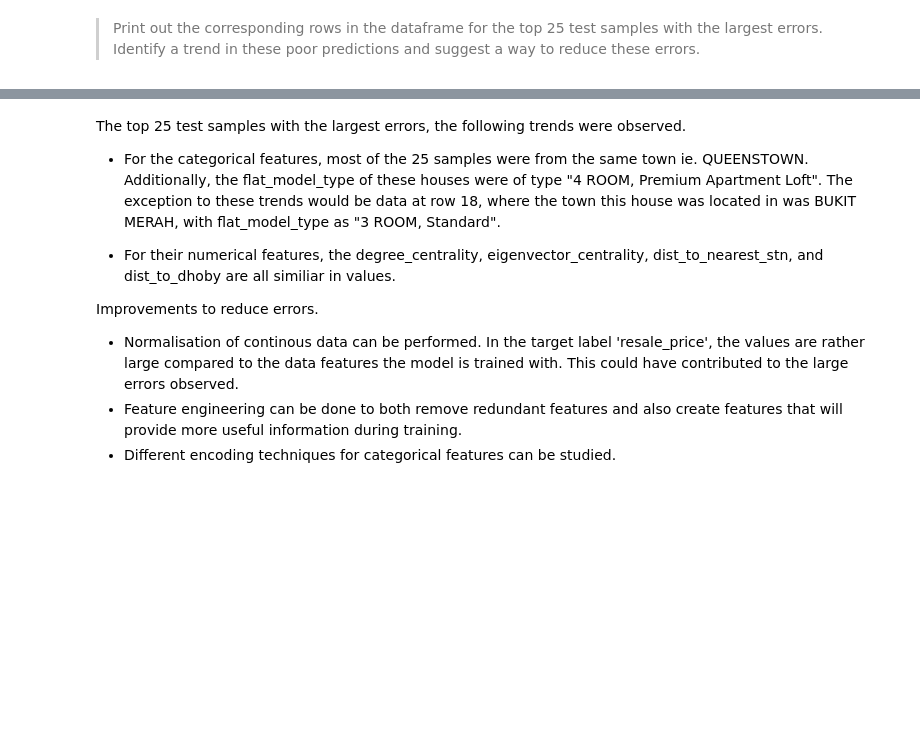
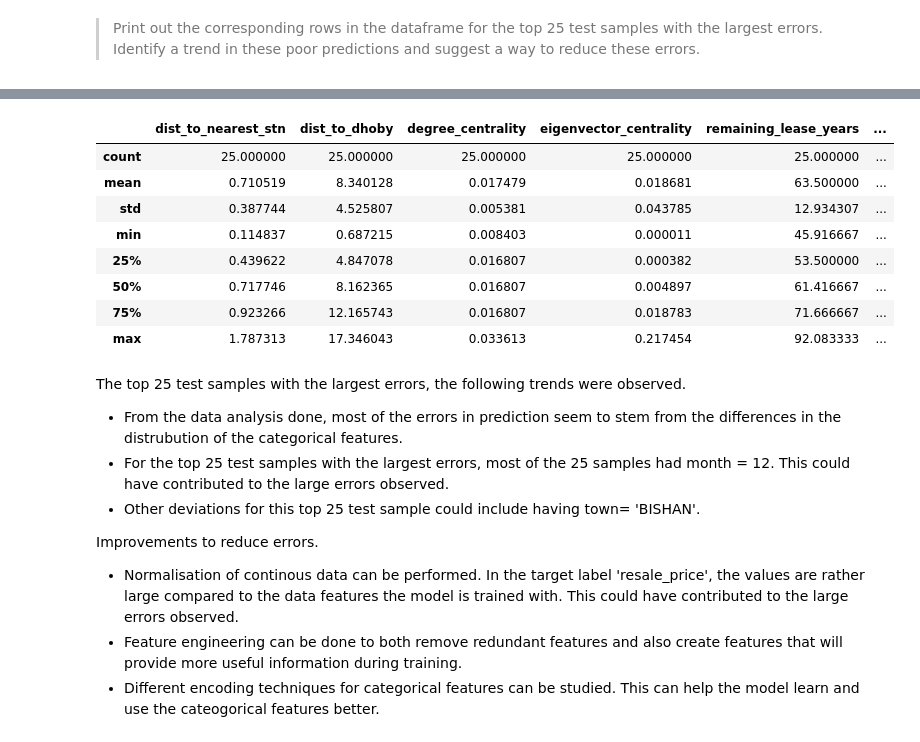
Before and after one commit to LeeYCMichael/CZ4042_NN_lab, a Jupyter notebook: Assignment/PartB_1.ipynb, the cells around one changed output, grey strips where cells are left out. Cells and saved outputs as stored; diff of their text form; code cells hidden in the pictures; blank space fills up the shorter version.

```diff
--- a/Assignment/PartB_1.ipynb
+++ b/Assignment/PartB_1.ipynb
@@ -180,0 +181,14 @@ pred_df.head(25).reset_index()
+# %%
+good_pred_df = pred_df.sort_values('pred_error', ascending=True).reset_index()
+
+print("Compare the cateogorical features for the 25 worst and 25 best predictions. The tables display the top 5 categories within each categorical feature for the 25 worst and 25 best predictions.")
+for col in cat_col_names:
+    print(f"===== Comparing for categorical category {col} =====")
+    df_compare = pd.DataFrame()
+    df_compare['Bad Category'] = pred_df[col].head(25).value_counts()[:5].index.tolist()
+    df_compare['Bad Category Count'] = pred_df[col].head(25).value_counts()[:5].values.tolist()
+
+    df_compare['Good Category'] = good_pred_df[col].head(25).value_counts()[:5].index.tolist()
+    df_compare['Good Category Count'] = good_pred_df[col].head(25).value_counts()[:5].values.tolist()
+
+    print(df_compare)
@@ -181,11 +225,23 @@ pred_df.head(25).reset_index()
+# %%
+good_pred_df[num_col_names].head(25).describe()
+# %% [output]
+|  | dist_to_nearest_stn | dist_to_dhoby | degree_centrality | eigenvector_centrality | remaining_lease_years | ... |
+| count | 25.000000 | 25.000000 | 25.000000 | 25.000000 | 25.000000 | ... |
+| mean | 0.710519 | 8.340128 | 0.017479 | 0.018681 | 63.500000 | ... |
+| std | 0.387744 | 4.525807 | 0.005381 | 0.043785 | 12.934307 | ... |
+| min | 0.114837 | 0.687215 | 0.008403 | 0.000011 | 45.916667 | ... |
+| 25% | 0.439622 | 4.847078 | 0.016807 | 0.000382 | 53.500000 | ... |
+| 50% | 0.717746 | 8.162365 | 0.016807 | 0.004897 | 61.416667 | ... |
+| 75% | 0.923266 | 12.165743 | 0.016807 | 0.018783 | 71.666667 | ... |
+| max | 1.787313 | 17.346043 | 0.033613 | 0.217454 | 92.083333 | ... |
 # %% [markdown]
 The top 25 test samples with the largest errors, the following trends were observed.
 
-- For the categorical features, most of the 25 samples were from the same town ie. QUEENSTOWN. Additionally, the flat_model_type of these houses were of type "4 ROOM, Premium Apartment Loft". The exception to these trends would be data at row 18, where the town this house was located in was BUKIT MERAH, with flat_model_type as "3 ROOM, Standard".
-
-- For their numerical features, the degree_centrality, eigenvector_centrality, dist_to_nearest_stn, and dist_to_dhoby are all similiar in values.
+- From the data analysis done, most of the errors in prediction seem to stem from the differences in the distrubution of the categorical features.
+- For the top 25 test samples with the largest errors, most of the 25 samples had month = 12. This could have contributed to the large errors observed.
+- Other deviations for this top 25 test sample could include having town= 'BISHAN'.
 
 Improvements to reduce errors.
 - Normalisation of continous data can be performed. In the target label 'resale_price', the values are rather large compared to the data features the model is trained with. This could have contributed to the large errors observed.
 - Feature engineering can be done to both remove redundant features and also create features that will provide more useful information during training.
-- Different encoding techniques for categorical features can be studied.
+- Different encoding techniques for categorical features can be studied. This can help the model learn and use the cateogorical features better.
```
Also changed, not shown: parts of 7 cells of this notebook, 12 other files.
